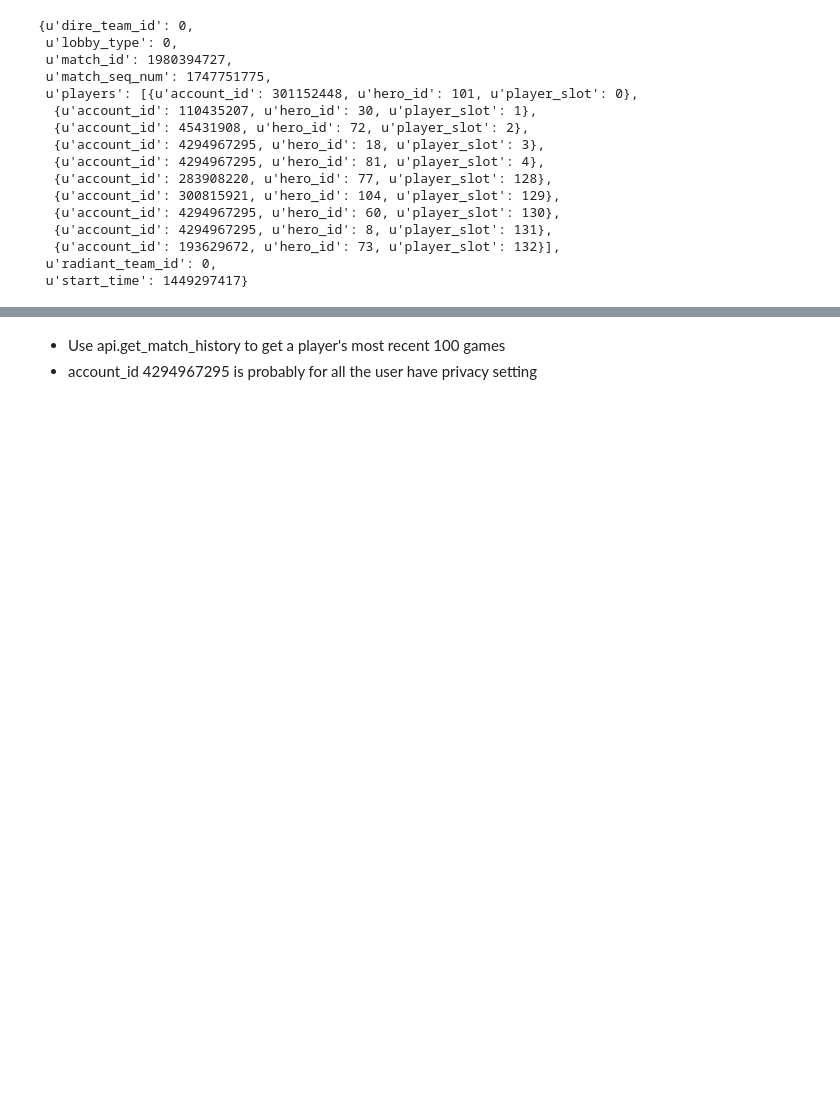
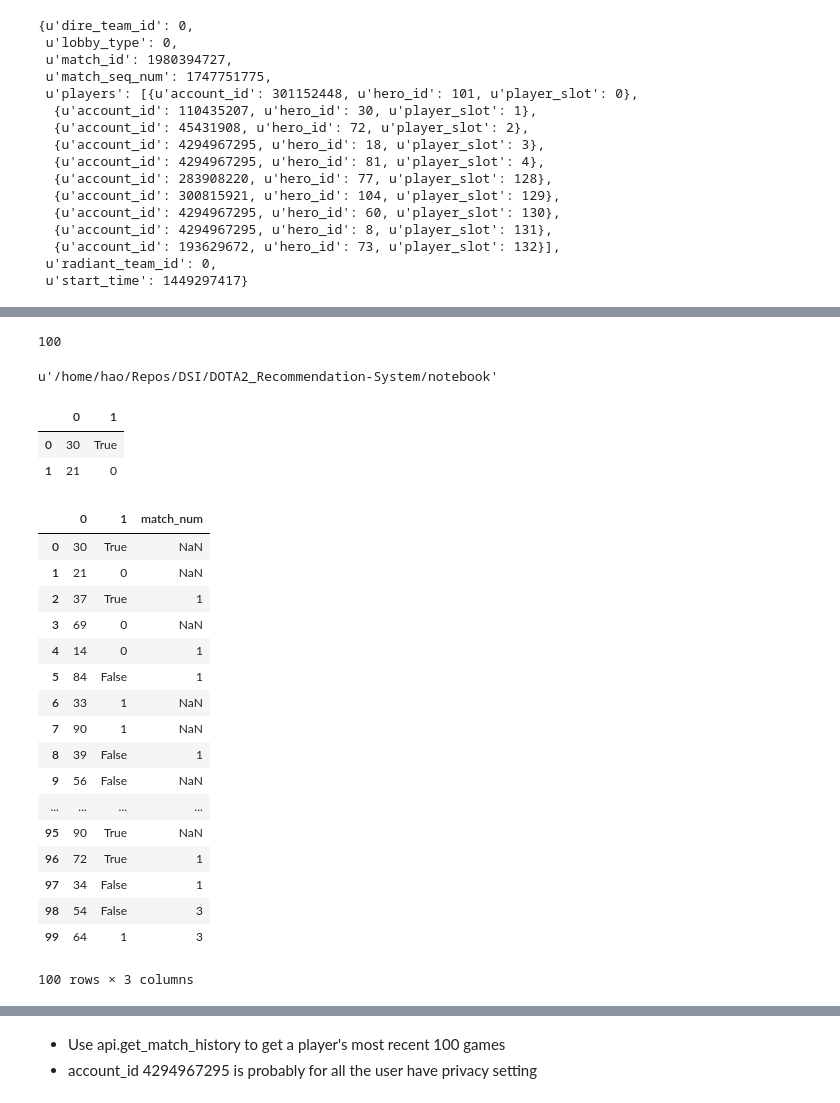
Before and after one commit to edwarddh101/DOTA2_Recommendation-System, a Jupyter notebook: notebook/NB_Data_Collection.ipynb, the cells around one changed output, grey strips where cells are left out. Cells and saved outputs as stored; diff of their text form; code cells hidden in the pictures; blank space fills up the shorter version.

```diff
--- a/notebook/NB_Data_Collection.ipynb
+++ b/notebook/NB_Data_Collection.ipynb
@@ -324,0 +334,4 @@ datetime.datetime(2015, 12, 5, 6, 36, 57)
+# %%
+len(hao_hero_win)
+# %% [output]
+100
@@ -324,0 +342,4 @@ datetime.datetime(2015, 12, 5, 6, 36, 57)
+# %%
+pwd
+# %% [output]
+u'/home/hao/Repos/DSI/DOTA2_Recommendation-System/notebook'
@@ -324,0 +348,6 @@ datetime.datetime(2015, 12, 5, 6, 36, 57)
+# %%
+df.head(2)
+# %% [output]
+|  | 0 | 1 |
+| 0 | 30 | True |
+| 1 | 21 | 0 |
@@ -324,0 +358,21 @@ datetime.datetime(2015, 12, 5, 6, 36, 57)
+# %%
+df
+# %% [output]
+|  | 0 | 1 | match_num |
+| 0 | 30 | True | NaN |
+| 1 | 21 | 0 | NaN |
+| 2 | 37 | True | 1 |
+| 3 | 69 | 0 | NaN |
+| 4 | 14 | 0 | 1 |
+| 5 | 84 | False | 1 |
+| 6 | 33 | 1 | NaN |
+| 7 | 90 | 1 | NaN |
+| 8 | 39 | False | 1 |
+| 9 | 56 | False | NaN |
+| ... | ... | ... | ... |
+| 95 | 90 | True | NaN |
+| 96 | 72 | True | 1 |
+| 97 | 34 | False | 1 |
+| 98 | 54 | False | 3 |
+| 99 | 64 | 1 | 3 |
+100 rows × 3 columns
```
Also changed, not shown: parts of 17 cells of this notebook, 2 other files.
